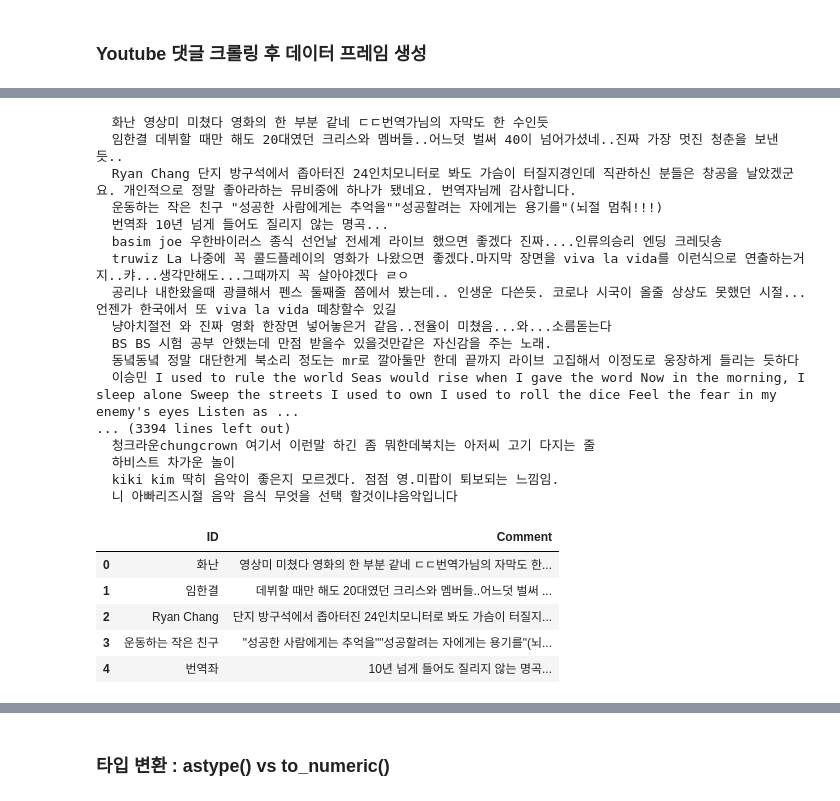
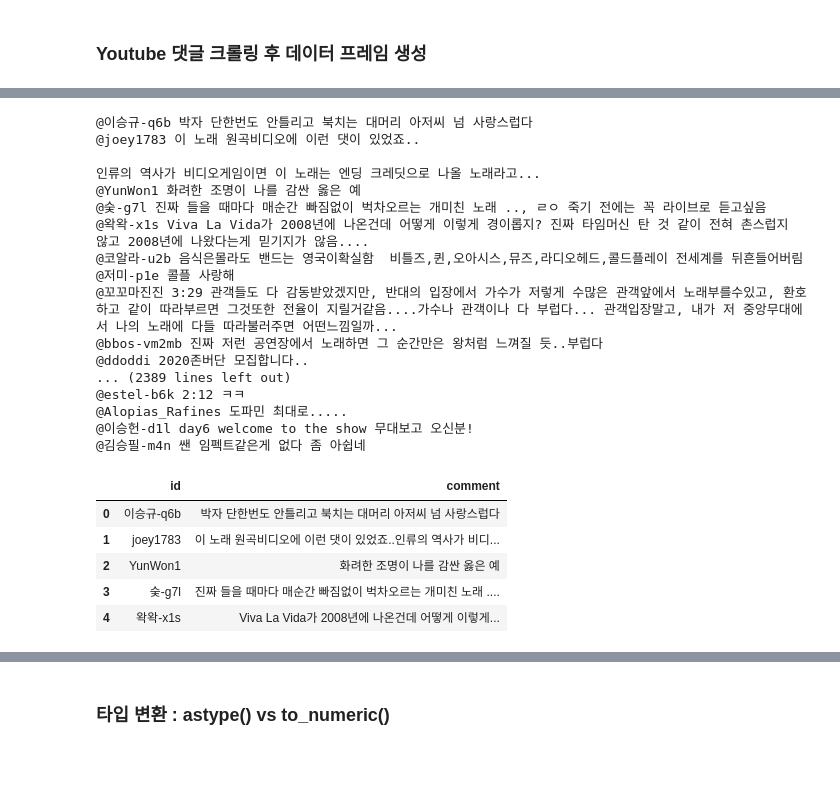
Before and after one commit to dydwoj/pythonsource, a Jupyter notebook: analytics/기타.ipynb, the cells around one changed output, grey strips where cells are left out. Saved outputs shown, nothing was run; the diff lists cells and outputs as text; code cells hidden in the pictures; blank space fills up the shorter version.

```diff
--- a/analytics/기타.ipynb
+++ b/analytics/기타.ipynb
@@ -41,3 +68,10 @@ url = 'https://www.youtube.com/watch?v=HosW0gulISQ'
 # %%
-#가져온 내용 확인하기
+# 가져온 내용 확인하기
+
+# 댓글, 작성자명
+author_list = soup.select("#author-text > span")
+content_list = soup.select("#content-text > span")
+
+print(len(author_list))
+print(len(content_list))
 # %% [output]
@@ -61,31 +80,56 @@ truwiz La 나중에 꼭 콜드플레이의 영화가 나왔으면 좋겠다.
 # %%
 #가져온 내용 확인하기
+for i in range(len(author_list)):
+    print(author_list[i].text.strip(), content_list[i].text.strip())
 # %% [output]
-  화난 영상미 미쳤다 영화의 한 부분 같네 ㄷㄷ번역가님의 자막도 한 수인듯
-  임한결 데뷔할 때만 해도 20대였던 크리스와 멤버들..어느덧 벌써 40이 넘어가셨네..진짜 가장 멋진 청춘을 보낸 듯..
-  Ryan Chang 단지 방구석에서 좁아터진 24인치모니터로 봐도 가슴이 터질지경인데 직관하신 분들은 창공을 날았겠군요. 개인적으로 정말 좋아라하는 뮤비중에 하나가 됐네요. 번역자님께 감사합니다.
-  운동하는 작은 친구 "성공한 사람에게는 추억을""성공할려는 자에게는 용기를"(뇌절 멈춰!!!)
-  번역좌 10년 넘게 들어도 질리지 않는 명곡...
-  basim joe 우한바이러스 종식 선언날 전세계 라이브 했으면 좋겠다 진짜....인류의승리 엔딩 크레딧송
-  truwiz La 나중에 꼭 콜드플레이의 영화가 나왔으면 좋겠다.마지막 장면을 viva la vida를 이런식으로 연출하는거지..캬...생각만해도...그때까지 꼭 살아야겠다 ㄹㅇ
-  공리나 내한왔을때 광클해서 펜스 둘째줄 쯤에서 봤는데.. 인생운 다쓴듯. 코로나 시국이 올줄 상상도 못했던 시절... 언젠가 한국에서 또 viva la vida 떼창할수 있길
-  냥아치절전 와 진짜 영화 한장면 넣어놓은거 같음..전율이 미쳤음...와...소름돋는다
-  BS BS 시험 공부 안했는데 만점 받을수 있을것만같은 자신감을 주는 노래.
-  동녘동녘 정말 대단한게 북소리 정도는 mr로 깔아둘만 한데 끝까지 라이브 고집해서 이정도로 웅장하게 들리는 듯하다
-  이승민 I used to rule the world Seas would rise when I gave the word Now in the morning, I sleep alone Sweep the streets I used to own I used to roll the dice Feel the fear in my enemy's eyes Listen as ...
-... (3394 lines left out)
-  청크라운chungcrown 여기서 이런말 하긴 좀 뭐한데북치는 아저씨 고기 다지는 줄
-  하비스트 차가운 놀이
-  kiki kim 딱히 음악이 좋은지 모르겠다. 점점 영.미팝이 퇴보되는 느낌임.
-  니 아빠리즈시절 음악 음식 무엇을 선택 할것이냐음악입니다
+@이승규-q6b 박자 단한번도 안틀리고 북치는 대머리 아저씨 넘 사랑스럽다
+@joey1783 이 노래 원곡비디오에 이런 댓이 있었죠..
+
+인류의 역사가 비디오게임이면 이 노래는 엔딩 크레딧으로 나올 노래라고...
+@YunWon1 화려한 조명이 나를 감싼 옳은 예
+@숮-g7l 진짜 들을 때마다 매순간 빠짐없이 벅차오르는 개미친 노래 .., ㄹㅇ 죽기 전에는 꼭 라이브로 듣고싶음
+@왁왁-x1s Viva La Vida가 2008년에 나온건데 어떻게 이렇게 경이롭지? 진짜 타임머신 탄 것 같이 전혀 촌스럽지 않고 2008년에 나왔다는게 믿기지가 않음....
+@코알라-u2b 음식은몰라도 밴드는 영국이확실함  비틀즈,퀸,오아시스,뮤즈,라디오헤드,콜드플레이 전세계를 뒤흔들어버림
+@저미-p1e 콜플 사랑해
+@꼬꼬마진진 3:29 관객들도 다 감동받았겠지만, 반대의 입장에서 가수가 저렇게 수많은 관객앞에서 노래부를수있고, 환호하고 같이 따라부르면 그것또한 전율이 지릴거같음....가수나 관객이나 다 부럽다... 관객입장말고, 내가 저 중앙무대에서 나의 노래에 다들 따라불러주면 어떤느낌일까...
+@bbos-vm2mb 진짜 저런 공연장에서 노래하면 그 순간만은 왕처럼 느껴질 듯..부럽다
+@ddoddi 2020존버단 모집합니다..
+... (2389 lines left out)
+@estel-b6k 2:12 ㅋㅋ
+@Alopias_Rafines 도파민 최대로.....
+@이승헌-d1l day6 welcome to the show 무대보고 오신분!
+@김승필-m4n 쌘 임펙트같은게 없다 좀 아쉽네
+# %%
+# 데이터 정제
+ids = []
+comments = []
+
+for i in range(len(author_list)):
+    cln_id = author_list[i].text.strip()
+    cln_id = cln_id.replace("\n", '')
+    cln_id = cln_id.replace("@", '')
+    cln_id = cln_id.replace(r"\s", '') # \s -> 공백이나 탭을 의미
+    ids.append(cln_id)
+
+    cln_content = content_list[i].text.strip()
+    cln_content = cln_content.replace("\n", '')
+    cln_content = cln_content.replace("\t", '')
+    cln_content = cln_content.replace(r"\s", '')
+    comments.append(cln_content)
 # %%
 #Dataframe 안에 넣어서 쓸수 있게 만들어주기
+
+df = pd.DataFrame({
+    "id":ids,
+    "comment":comments
+})
 # %%
+df.head()
 # %% [output]
-|  | ID | Comment |
-| 0 | 화난 | 영상미 미쳤다 영화의 한 부분 같네 ㄷㄷ번역가님의 자막도 한... |
-| 1 | 임한결 | 데뷔할 때만 해도 20대였던 크리스와 멤버들..어느덧 벌써 ... |
-| 2 | Ryan Chang | 단지 방구석에서 좁아터진 24인치모니터로 봐도 가슴이 터질지... |
-| 3 | 운동하는 작은 친구 | "성공한 사람에게는 추억을""성공할려는 자에게는 용기를"(뇌... |
-| 4 | 번역좌 | 10년 넘게 들어도 질리지 않는 명곡... |
+|  | id | comment |
+| 0 | 이승규-q6b | 박자 단한번도 안틀리고 북치는 대머리 아저씨 넘 사랑스럽다 |
+| 1 | joey1783 | 이 노래 원곡비디오에 이런 댓이 있었죠..인류의 역사가 비디... |
+| 2 | YunWon1 | 화려한 조명이 나를 감싼 옳은 예 |
+| 3 | 숮-g7l | 진짜 들을 때마다 매순간 빠짐없이 벅차오르는 개미친 노래 .... |
+| 4 | 왁왁-x1s | Viva La Vida가 2008년에 나온건데 어떻게 이렇게... |
 # %%
```
Also changed, not shown: parts of 19 cells of this notebook, 18 other files.
